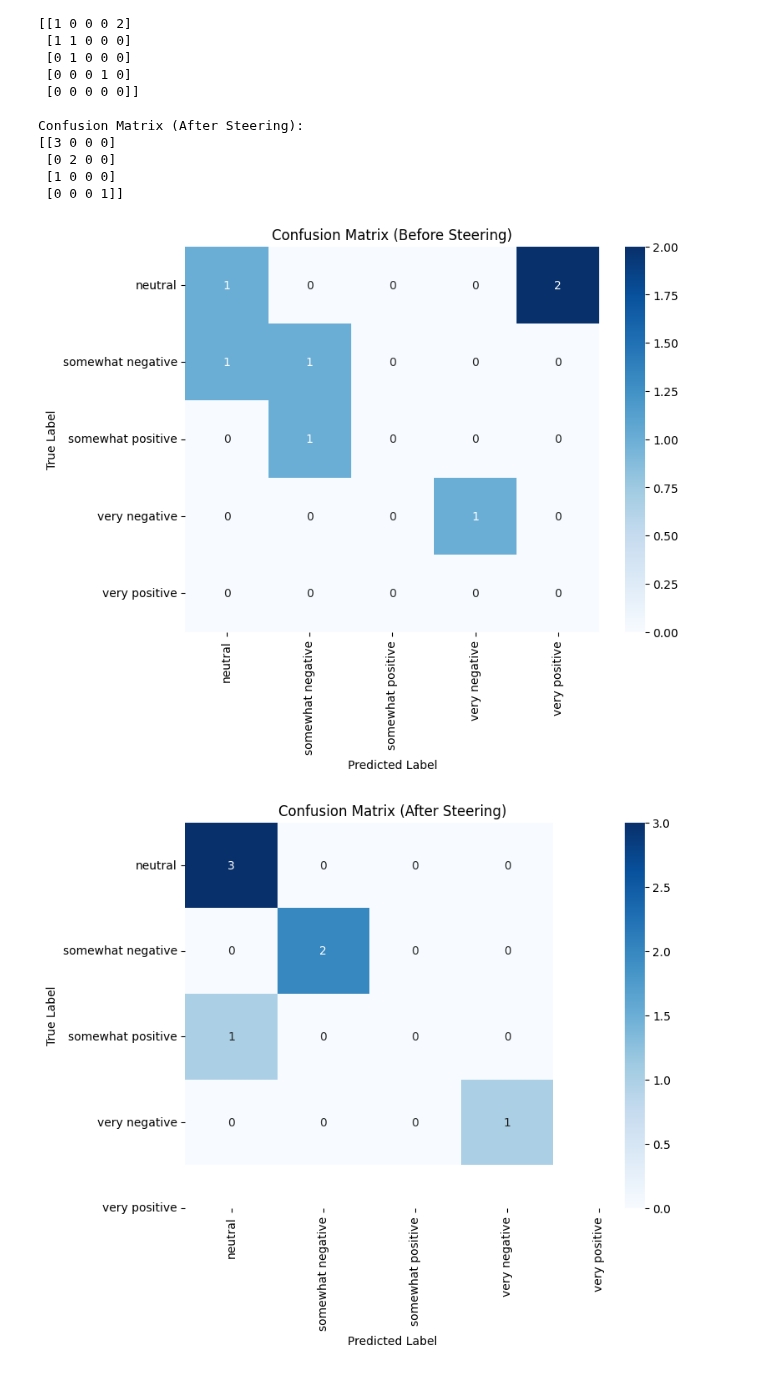
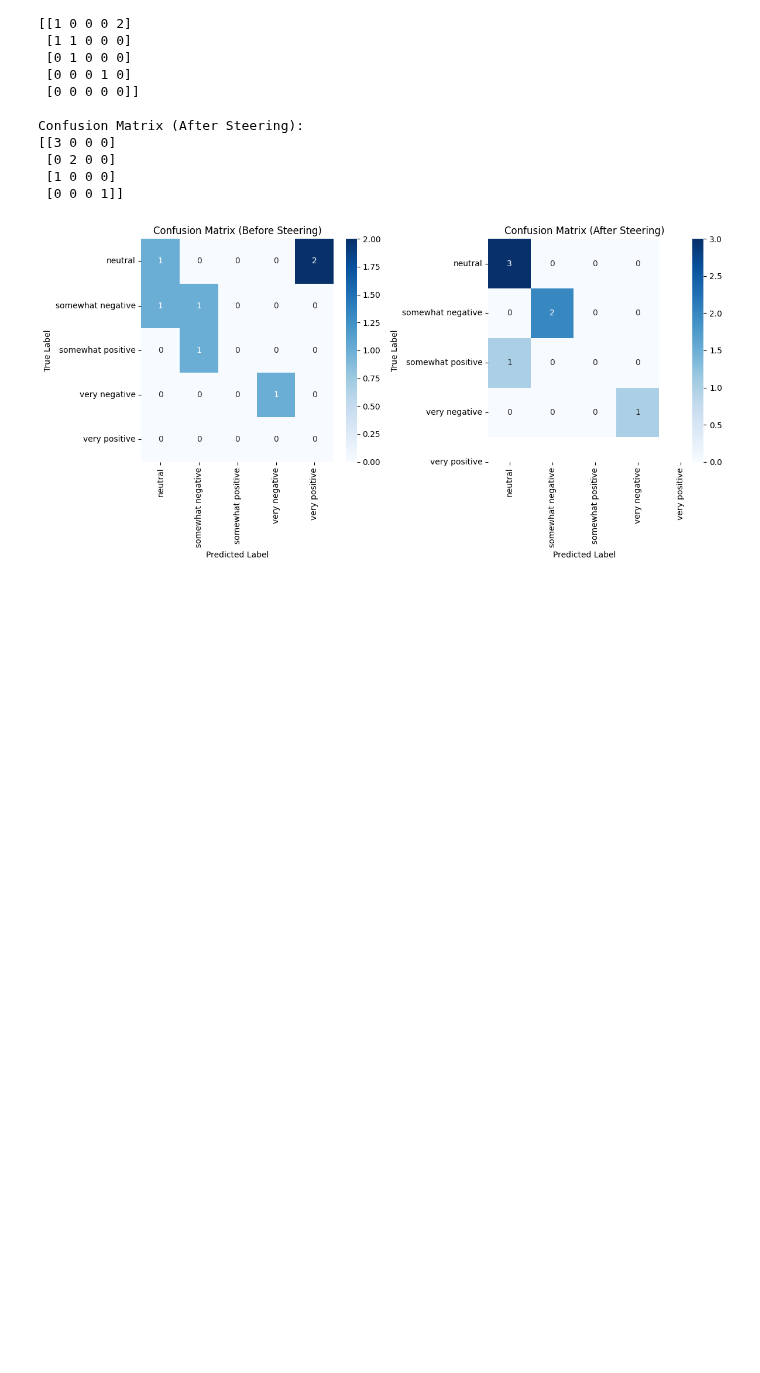
Before and after one commit to tatsath/Interpretability, a Jupyter notebook: sae_lens_based_steering.ipynb, the cells around one changed output. Cells and saved outputs as stored; diff of their text form; code cells hidden in the pictures; blank space fills up the shorter version.

```diff
--- a/sae_lens_based_steering.ipynb
+++ b/sae_lens_based_steering.ipynb
@@ -621,29 +621,32 @@ Confusion Matrix (After Steering):
 # %%
 import seaborn as sns
 import matplotlib.pyplot as plt
 from sklearn.metrics import confusion_matrix
 import numpy as np
 
 # ... (Your existing code to calculate confusion matrices) ...
 
 
-def plot_confusion_matrix(cm, labels, title):
-    """Plots a confusion matrix with labels."""
-    plt.figure(figsize=(8, 6))  # Adjust figure size as needed
+def plot_confusion_matrix(cm, labels, title, ax):
+    """Plots a confusion matrix with labels on the given axis."""
     sns.heatmap(cm, annot=True, fmt="d", cmap="Blues",
-                xticklabels=labels, yticklabels=labels)
-    plt.title(title)
-    plt.xlabel("Predicted Label")
-    plt.ylabel("True Label")
-    plt.show()
+                xticklabels=labels, yticklabels=labels, ax=ax)
+    ax.set_title(title)
+    ax.set_xlabel("Predicted Label")
+    ax.set_ylabel("True Label")
 
 
 # Get the labels in the correct order (from compared_df)
 labels = np.unique(compared_df[['sentiment_annotated', 'sentence_not_steered', 'sentence_steered']].values)
 
-# Now you can use these labels to plot the confusion matrices
-plot_confusion_matrix(confusion_before, labels, "Confusion Matrix (Before Steering)")
-plot_confusion_matrix(confusion_after, labels, "Confusion Matrix (After Steering)")
+# Create a figure and axes for side-by-side plots
+fig, (ax1, ax2) = plt.subplots(1, 2, figsize=(12, 6))  # Adjust figsize as needed
+
+# Plot confusion matrices on the axes
+plot_confusion_matrix(confusion_before, labels, "Confusion Matrix (Before Steering)", ax1)
+plot_confusion_matrix(confusion_after, labels, "Confusion Matrix (After Steering)", ax2)
+
+plt.tight_layout()  # Adjust spacing between subplots
+plt.show()
 # %% [output]
-[figure, old version]
+[figure, new version]
-[figure, removed]
```
